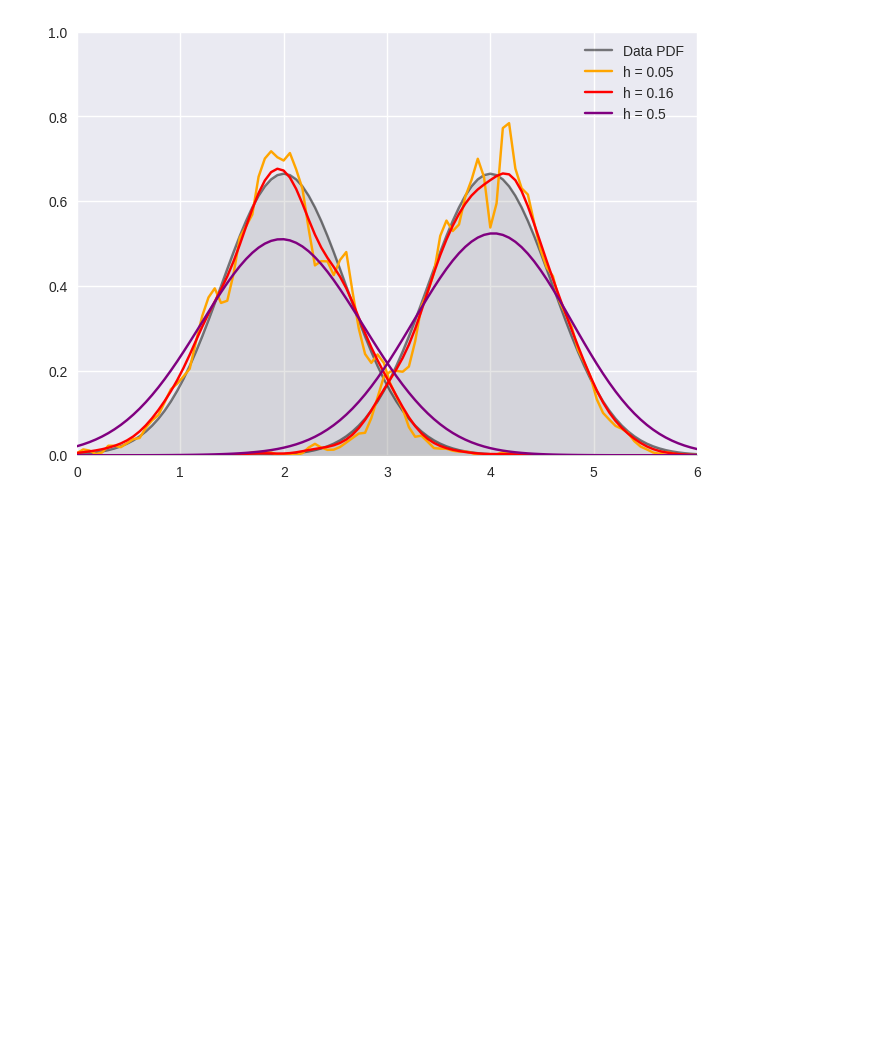
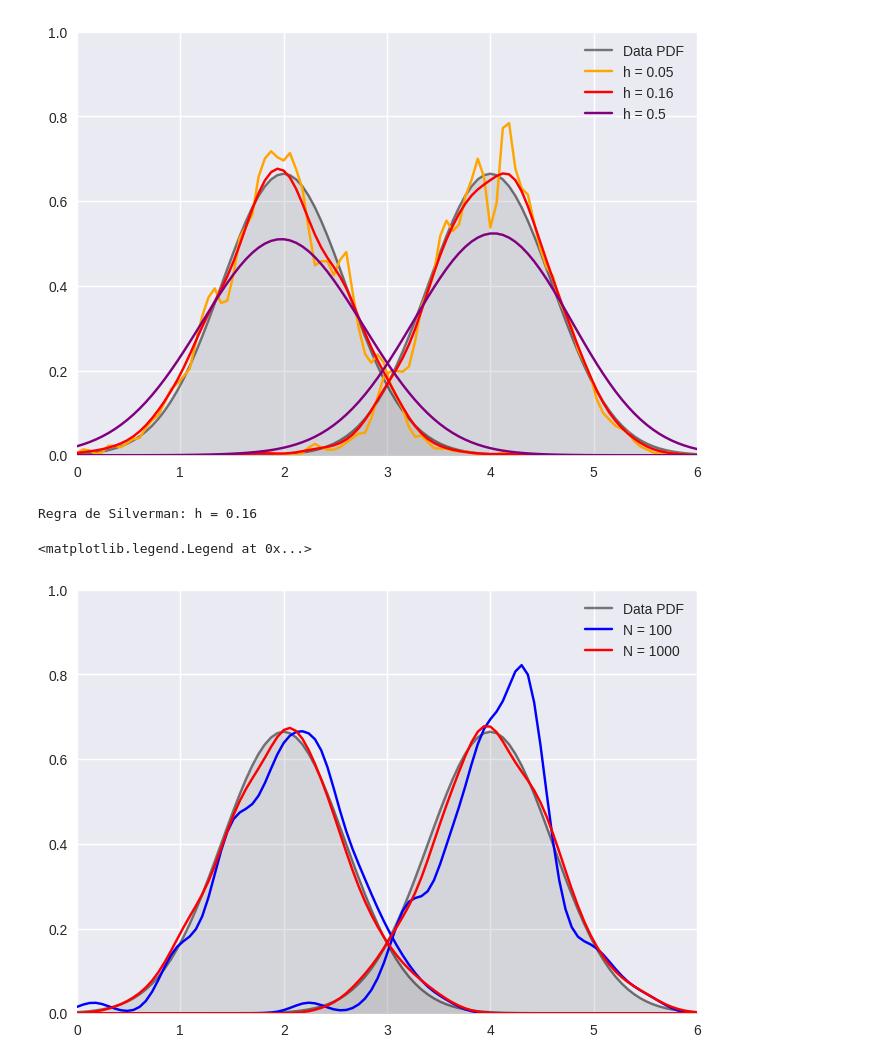
Before and after one commit to muzzidiogo/reconhecimento_de_padroes, a Jupyter notebook: 08_kde.ipynb, the cells around one changed output. Cells and saved outputs as stored; diff of their text form; code cells hidden in the pictures; blank space fills up the shorter version.

```diff
--- a/08_kde.ipynb
+++ b/08_kde.ipynb
@@ -95,3 +95,36 @@ plt.legend()
 Regra de Silverman: h = 0.16
 <matplotlib.legend.Legend at 0x...>
 [figure]
+# %%
+silverman = 1.06 * s * N **(-1/5)
+print(f'Regra de Silverman: h = {silverman:.2f}')
+
+N_list = [100, 1000]
+colors = ['blue', 'red']
+
+plt.plot(grid, normal1, color = 'black', alpha = 0.5, label = 'Data PDF')
+plt.plot(grid, normal2, color = 'black', alpha = 0.5)
+plt.fill_between(grid, normal1, color='gray', alpha=0.2)
+plt.fill_between(grid, normal2, color='gray', alpha=0.2)
+plt.xlim(0, 6)
+plt.ylim(0, 1)
+
+for n, color in zip(N_list, colors):
+    s = 0.6
+    c1 = [2]
+    c2 = [4]
+
+    x1, y1 = make_normal_data(s = s, n = n, c = np.array(c1), dim = 1, label = 1)
+    x2, y2 = make_normal_data(s = s, n = n, c = np.array(c2), dim = 1, label = -1)
+
+    kde1 = kde(x1, silverman)
+    kde2 = kde(x2, silverman)
+
+    plt.plot(grid, kde1, label = f'N = {n}', color = color)
+    plt.plot(grid, kde2, color = color)
+
+plt.legend()
+# %% [output]
+Regra de Silverman: h = 0.16
+<matplotlib.legend.Legend at 0x...>
+[figure, added]
```
Also changed, not shown: parts of 1 cell of this notebook.
